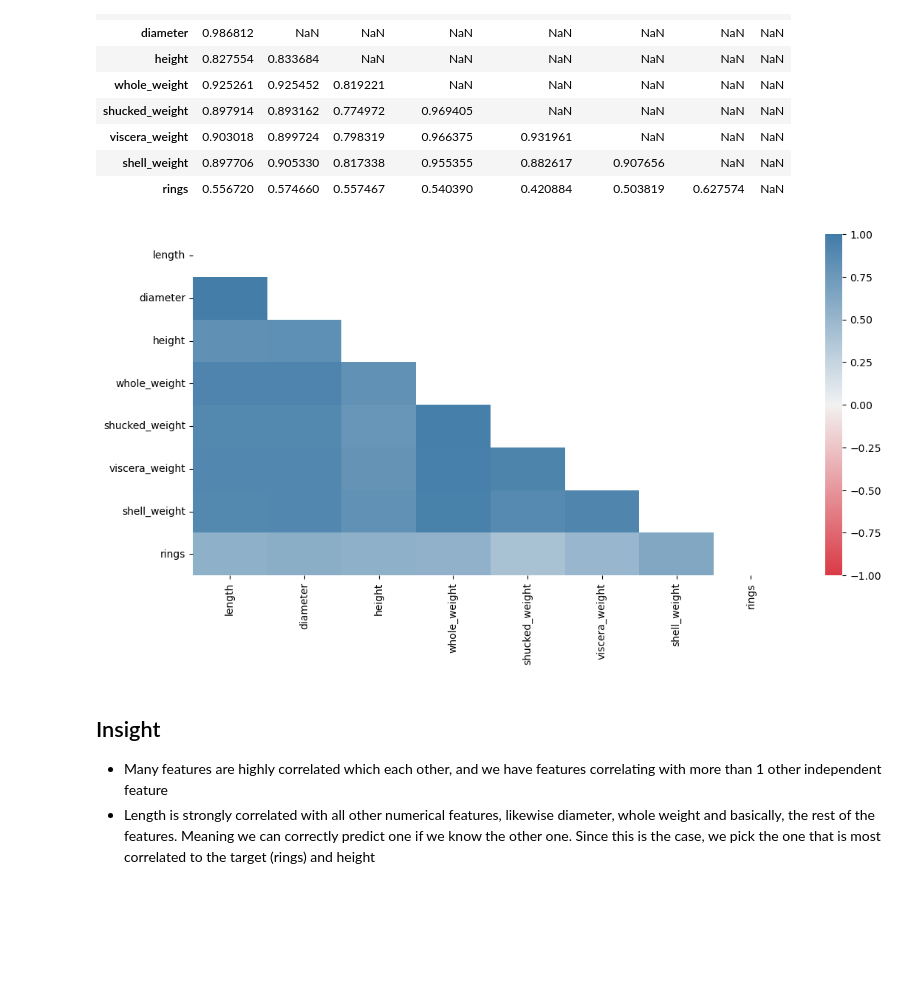
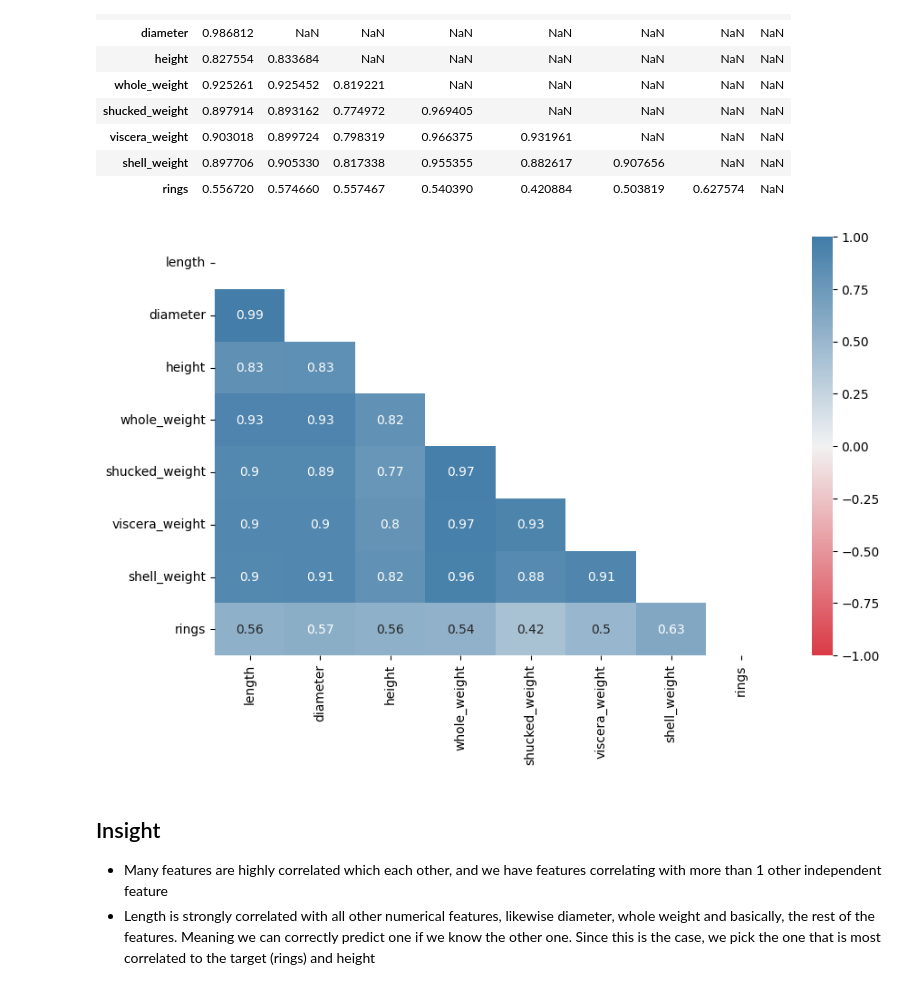
Before and after one commit to Calaabdul/Abalone_age_prediction, a Jupyter notebook: Untitled.ipynb, the cells around one changed output. Drawn from its saved outputs; the diff is of its cells as text; code cells hidden in the pictures; blank space fills up the shorter version.

```diff
--- a/Untitled.ipynb
+++ b/Untitled.ipynb
@@ -148,10 +152,10 @@ corr.mask(mask)
 | shell_weight | 0.897706 | 0.905330 | 0.817338 | 0.955355 | 0.882617 | 0.907656 | NaN | NaN |
 | rings | 0.556720 | 0.574660 | 0.557467 | 0.540390 | 0.420884 | 0.503819 | 0.627574 | NaN |
 # %%
-fig, ax = plt.subplots(figsize = (13, 6))
-sns.heatmap(corr, cmap = cmap, mask = mask, ax = ax, vmin = -1, vmax = 1);
+fig, ax = plt.subplots(figsize = (10, 6))
+sns.heatmap(corr, cmap = cmap, mask = mask, ax = ax, vmin = -1, vmax = 1, annot = True);
 # %% [output]
-[figure, old version]
+[figure, new version]
 # %% [markdown]
 ## Insight
 - Many features are highly correlated which each other, and we have features correlating with more than 1 other independent feature
```
Also changed, not shown: parts of 41 cells of this notebook, 3 other files.
